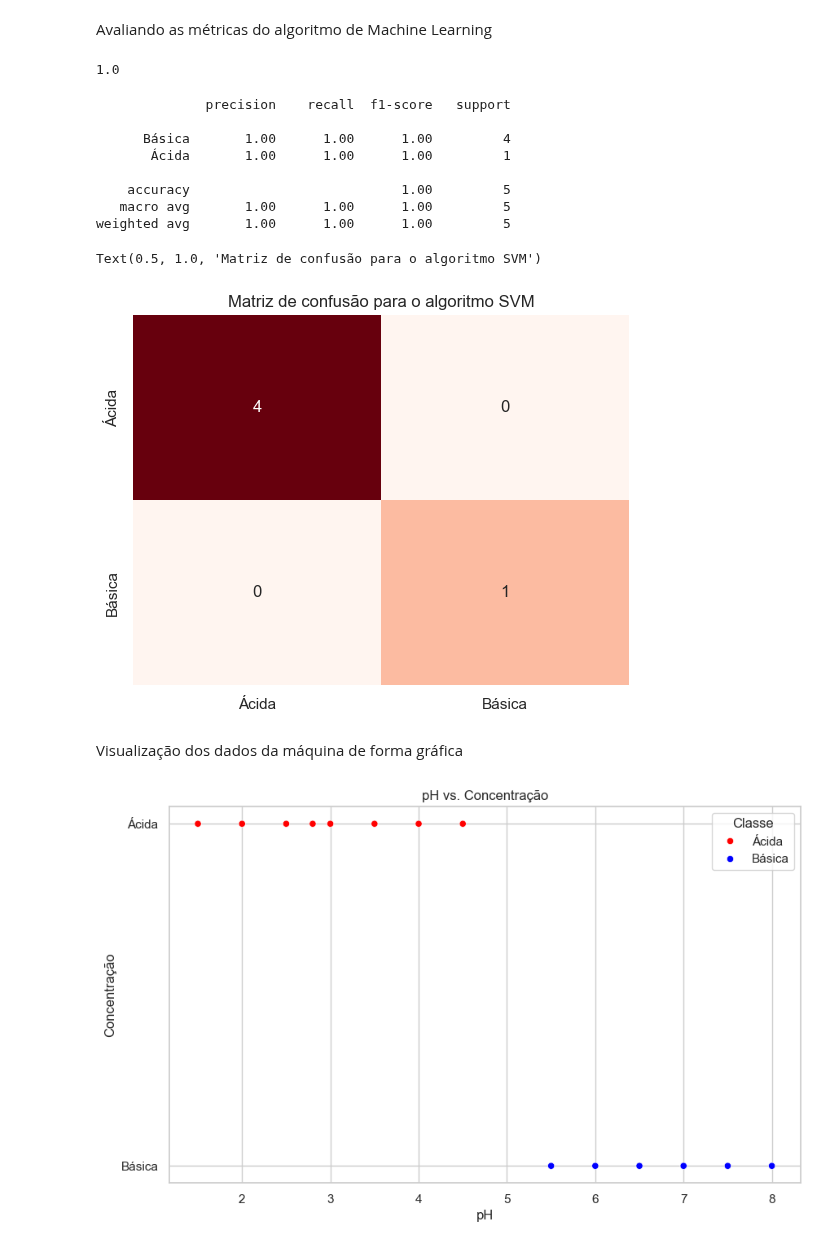
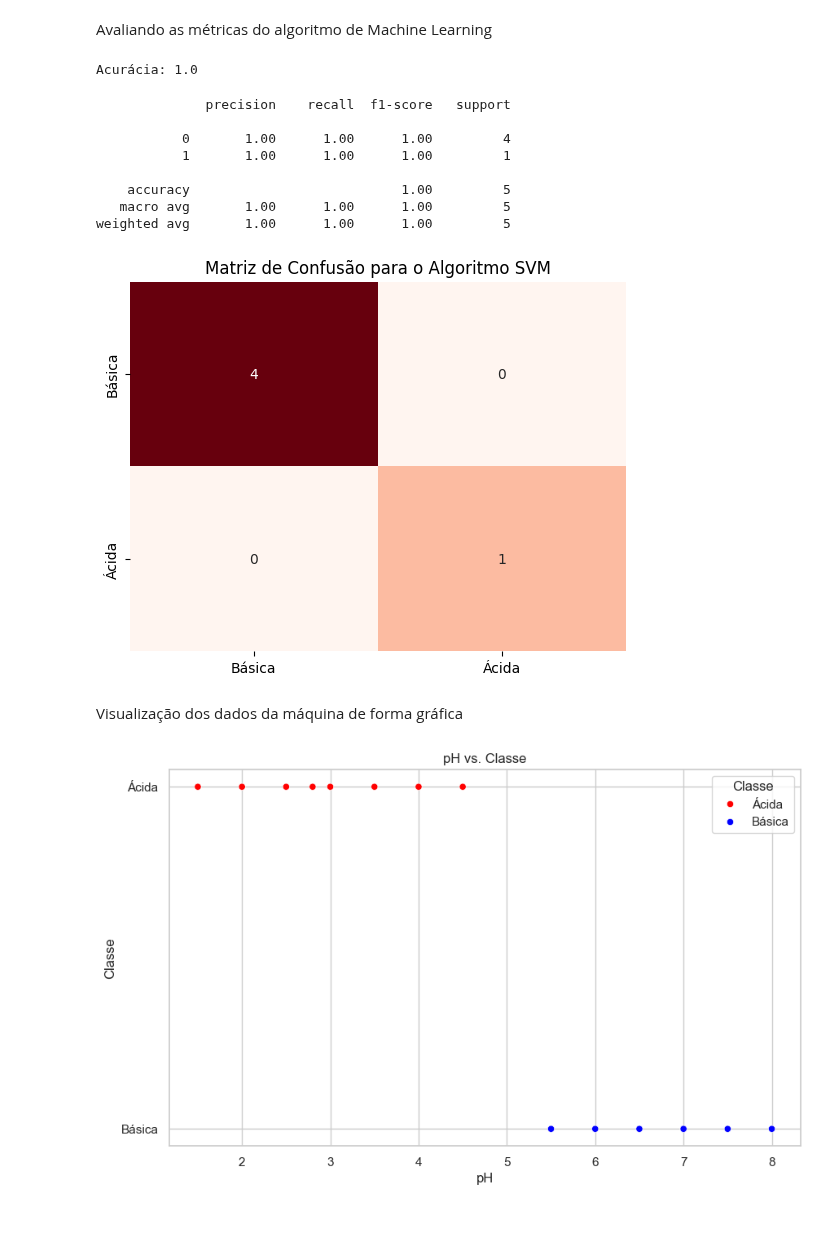
Before and after one commit to LuizEduardoBS/IABD_Inteligencia_Artificial_E_Big_Data, a Jupyter notebook: Aula_8/Exercícios/exercicio_2.ipynb, the cells around one changed output. Drawn from its saved outputs; the diff is of its cells as text; code cells hidden in the pictures; blank space fills up the shorter version.

```diff
--- a/Aula_8/Exercícios/exercicio_2.ipynb
+++ b/Aula_8/Exercícios/exercicio_2.ipynb
@@ -31,9 +31,8 @@ data = pd.DataFrame({
 # Converte Concentração e Cheiro em valores numérios de 0 e 1
 le_precisao = LabelEncoder()
 le_classificacao = LabelEncoder()
+le_classe = LabelEncoder()
 
 data['Concentração'] = le_precisao.fit_transform(data['Concentração'])
 data['Cheiro'] = le_classificacao.fit_transform(data['Cheiro'])
-
-print('Como ficou "concentração":\n', data['Concentração'])
-print('Como ficou "Cheiro":\n', data['Cheiro'])
+data['Classe'] = le_classe.fit_transform(data['Classe'])
@@ -62,8 +42,7 @@ x = data[["pH", "Concentração", "Cheiro"]]
 y = data["Classe"]
 # %%
-# Dividindo o conjunto de dados em treinamento (70%) e teste (30%)
-x_train, x_test, y_train, y_test = train_test_split(x, y, test_size=0.3,
-                                                    random_state=42)
+# Dividindo o conjunto de dados em treinamento e teste
+x_train, x_test, y_train, y_test = train_test_split(x, y, test_size=0.3, random_state=42)
 # %% [markdown]
 Treinando o modelo SVM
 # %%
@@ -78,19 +59,19 @@ y_pred = model.predict(x_test)
 # %% [markdown]
 Avaliando as métricas do algoritmo de Machine Learning
 # %%
-accuracy = accuracy_score(y_pred, y_test)
-print(accuracy)
+accuracy = accuracy_score(y_test, y_pred)
+print(f"Acurácia: {accuracy}")
 # %% [output]
-1.0
+Acurácia: 1.0
 # %%
 # Classification_repot exibe um resumo das métricas
-classi_re = classification_report(y_pred, y_test)
+classi_re = classification_report(y_test, y_pred)
 print(classi_re)
 # %% [output]
               precision    recall  f1-score   support
 
-      Básica       1.00      1.00      1.00         4
-       Ácida       1.00      1.00      1.00         1
+           0       1.00      1.00      1.00         4
+           1       1.00      1.00      1.00         1
 
     accuracy                           1.00         5
    macro avg       1.00      1.00      1.00         5
@@ -100,36 +79,32 @@ cm = confusion_matrix(y_pred,y_test)
+# %%
+# Matriz de confusão
+cm = confusion_matrix(y_test, y_pred)
 # %%
+# Plotando a matriz de confusão
 sns.heatmap(cm, annot=True, fmt='d', cmap='Reds', cbar=False,
-            xticklabels=['Ácida', 'Básica'],
-            yticklabels=['Ácida', 'Básica'])
-plt.title('Matriz de confusão para o algoritmo SVM')
+            xticklabels=le_classe.classes_, yticklabels=le_classe.classes_)
+plt.title('Matriz de Confusão para o Algoritmo SVM')
+plt.show()
 # %% [output]
-Text(0.5, 1.0, 'Matriz de confusão para o algoritmo SVM')
-[figure, old version]
+[figure, new version]
 # %% [markdown]
 Visualização dos dados da máquina de forma gráfica
 # %%
-# Convertendo Concentração e Cheiro em valores categóricos novamente
-mapping_concentracao = dict(zip(le_precisao.transform(le_precisao.classes_), le_precisao.classes_))
-mapping_cheiro = dict(zip(le_classificacao.transform(le_classificacao.classes_), le_classificacao.classes_))
+# Criar um mapeamento para a coluna 'Classe' de volta aos valores categóricos originais
+data['Classe'] = data['Classe'].map(dict(zip(le_classe.transform(le_classe.classes_), le_classe.classes_)))
 
-data['Concentração'] = data['Concentração'].map(mapping_concentracao)
-data['Cheiro'] = data['Cheiro'].map(mapping_cheiro)
-
+# Scatter plot para visualização
 sns.set(style="whitegrid")
-# Mapeando as cores com base na classe
 palette = {"Ácida": "red", "Básica": "blue"}
 
-# Criando o scatter plot
 plt.figure(figsize=(10, 6))
 sns.scatterplot(x='pH', y='Classe', hue='Classe', data=data, palette=palette)
 
-# Personalizando o gráfico
-plt.title('pH vs. Concentração')
+plt.title('pH vs. Classe')  # Título atualizado
 plt.xlabel('pH')
-plt.ylabel('Concentração')
+plt.ylabel('Classe')
 
-# Mostrando o gráfico
 plt.legend(title='Classe')
 plt.show()
 # %% [output]
-[figure, old version]
+[figure, new version]
```
Also changed, not shown: parts of 5 cells of this notebook, 1 other file.
